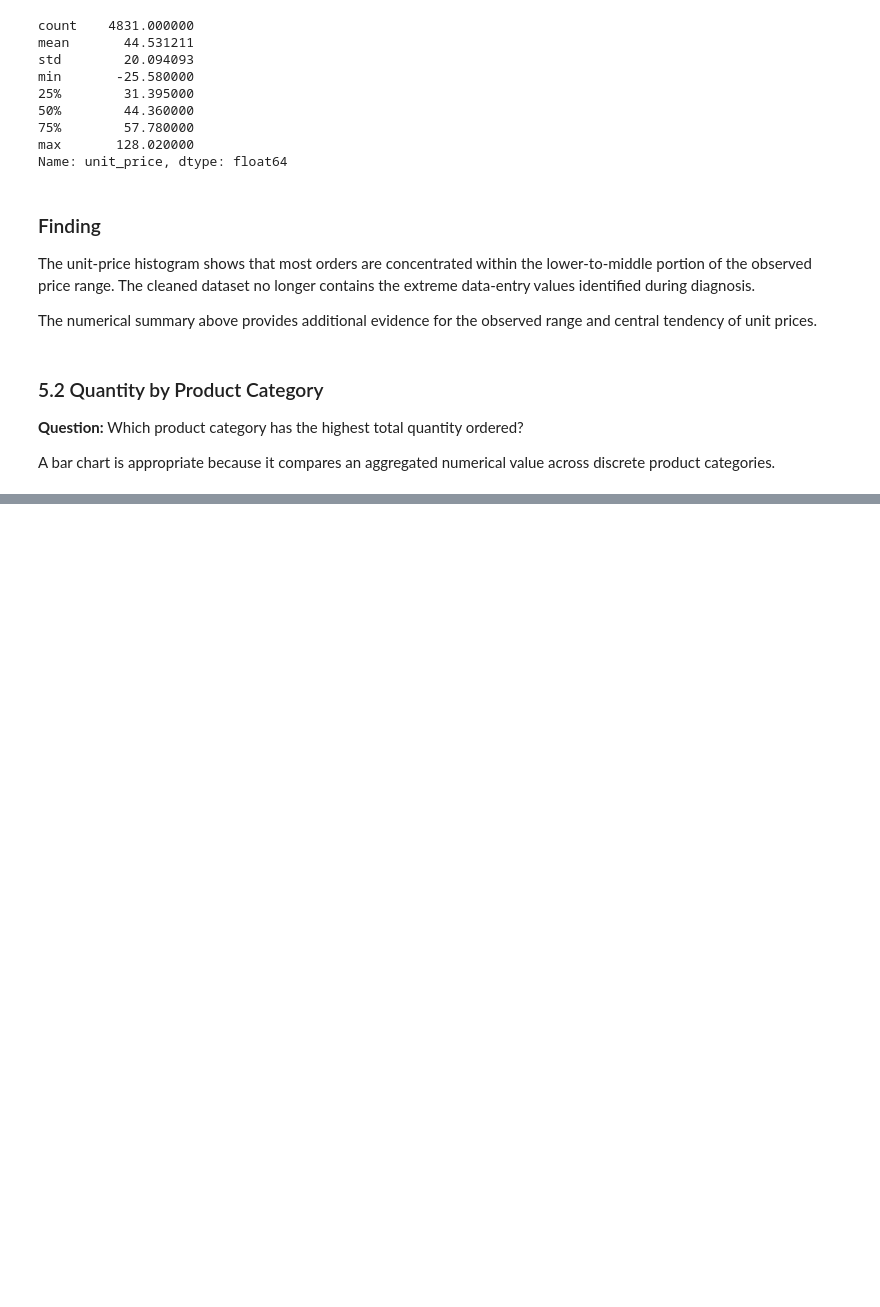
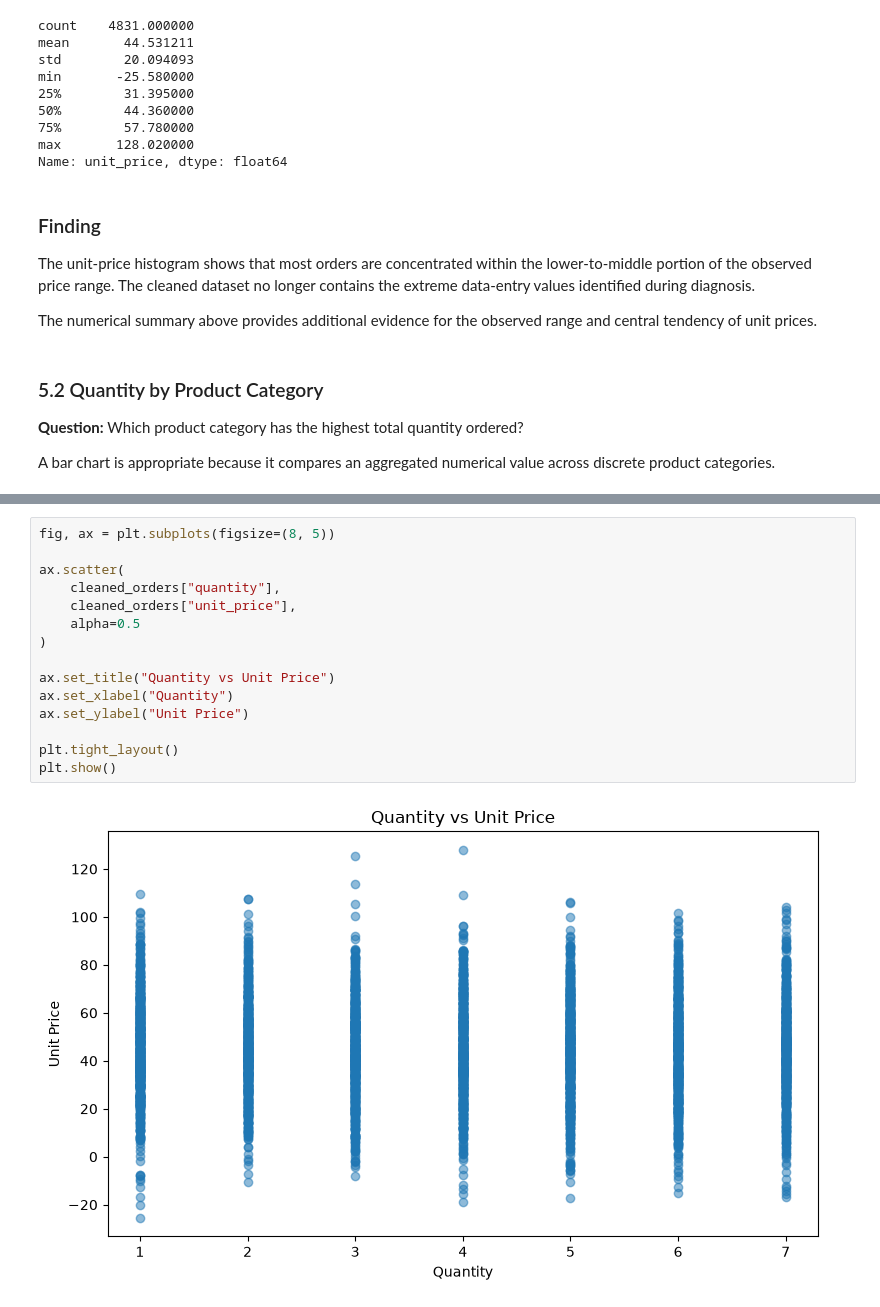
Before and after one commit to Muhammad-Subhan456/ArhamSoft_Internee_Updates, a Jupyter notebook: week5_20th_august_2026_Thursday/week5_thursday_eda.ipynb, the cells around one changed output, grey strips where cells are left out. Drawn from its saved outputs; the diff is of its cells as text; blank space fills up the shorter version.

```diff
--- a/week5_20th_august_2026_Thursday/week5_thursday_eda.ipynb
+++ b/week5_20th_august_2026_Thursday/week5_thursday_eda.ipynb
@@ -840,0 +894,17 @@ A bar chart is appropriate because it compares an aggregated numerical value acr
+# %%
+fig, ax = plt.subplots(figsize=(8, 5))
+
+ax.scatter(
+    cleaned_orders["quantity"],
+    cleaned_orders["unit_price"],
+    alpha=0.5
+)
+
+ax.set_title("Quantity vs Unit Price")
+ax.set_xlabel("Quantity")
+ax.set_ylabel("Unit Price")
+
+plt.tight_layout()
+plt.show()
+# %% [output]
+[figure, added]
```
Also changed, not shown: parts of 12 cells of this notebook.
